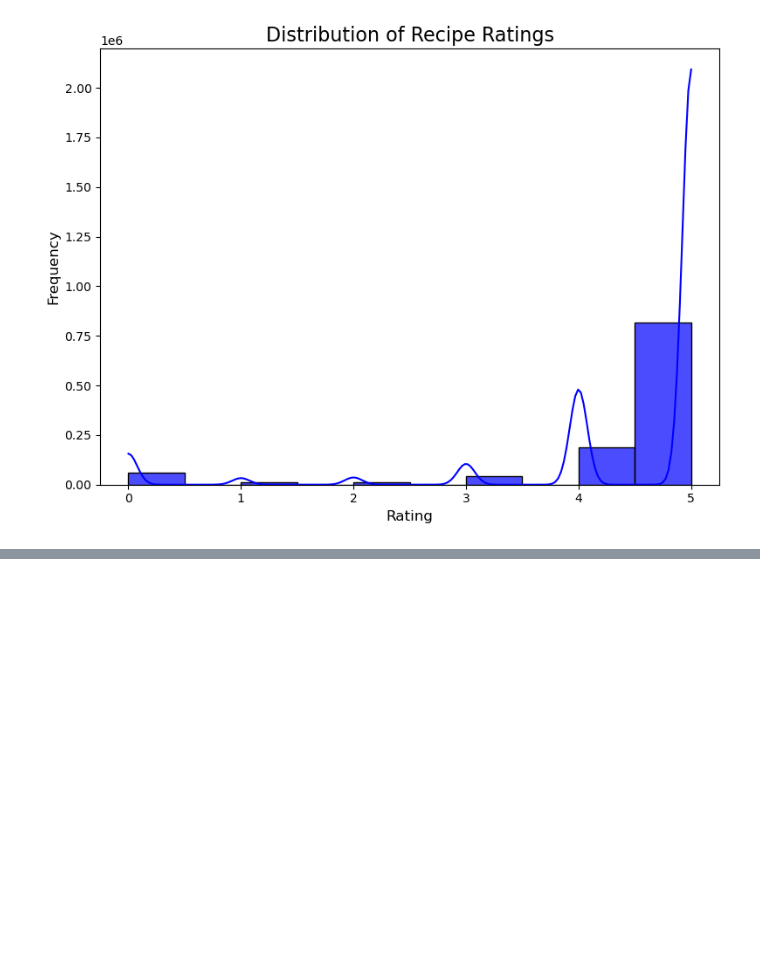
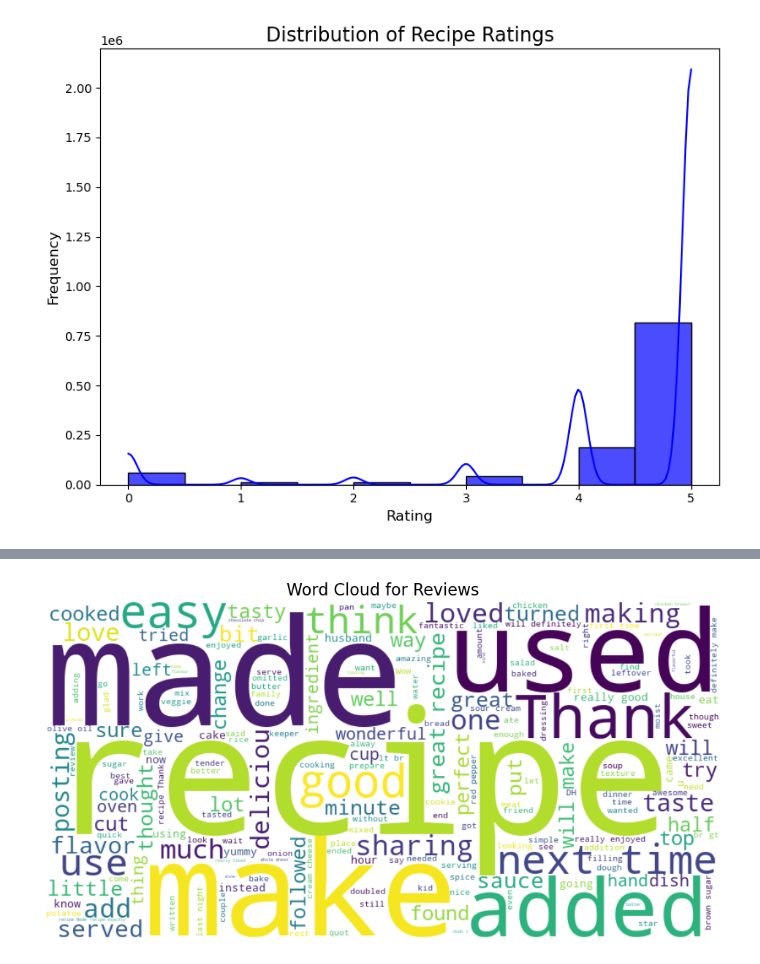
Before and after one commit to nathanielgberg/CSE-258, a Jupyter notebook: Assignment2.ipynb, the cells around one changed output, grey strips where cells are left out. Cells and saved outputs as stored; diff of their text form; code cells hidden in the pictures; blank space fills up the shorter version.

```diff
--- a/Assignment2.ipynb
+++ b/Assignment2.ipynb
@@ -168,0 +184,16 @@ plt.show()
+# %%
+from wordcloud import WordCloud
+# Plot 3: Word Cloud for Reviews
+# Combine all reviews into a single string
+all_reviews = ' '.join(raw_interactions_df['review'].dropna())
+
+# Generate a word cloud
+wordcloud = WordCloud(width=800, height=400, background_color='white', colormap='viridis').generate(all_reviews)
+
+plt.figure(figsize=(12, 6))
+plt.imshow(wordcloud, interpolation='bilinear')
+plt.axis('off')
+plt.title('Word Cloud for Reviews', fontsize=16)
+plt.show()
+# %% [output]
+[figure, added]
```
Also changed, not shown: parts of 7 cells of this notebook.
